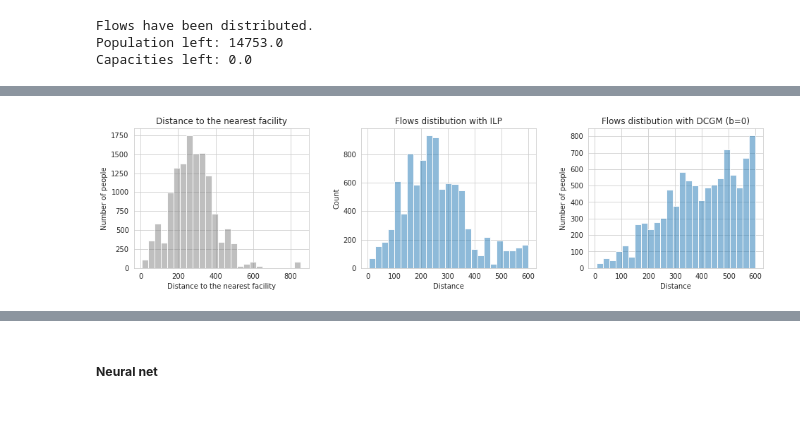
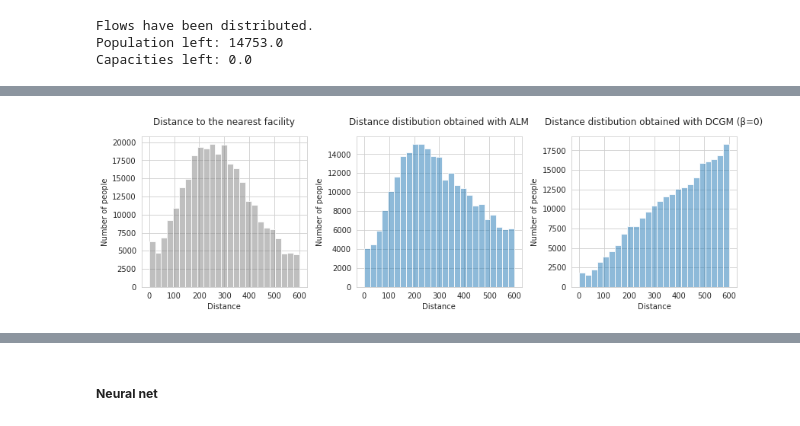
Before and after one commit to RitaMargari/urban-facilities-provision, a Jupyter notebook: main.ipynb, the cells around one changed output, grey strips where cells are left out. Saved outputs shown, nothing was run; the diff lists cells and outputs as text; code cells hidden in the pictures.

```diff
--- a/main.ipynb
+++ b/main.ipynb
@@ -41,8 +67,9 @@ road_network = load_graph_geometry(network, node=True)
 # %%
 # model population-facilties interactions with ILP
 
+kindergarten_ca = 600 # kindergarten catchment area
 DM = calculate_distance_matrix(network, houses, facilities)
-OD_ILP = ilp_distribute(houses, facilities, DM, selection_range=600)
+OD_ILP = ilp_distribute(houses, facilities, DM, selection_range=kindergarten_ca)
 # %% [output]
 Flows have been distributed.
 Population left: 14753.0
@@ -55,7 +90,7 @@ OD_DCGM = dcgm_distribute(houses, facilities, DM)
 # %%
 #  model population-facilties interactions with custom DCGM
 
-OD_СDCGM = custom_dcgm_distribute(houses, facilities, DM, 600, p=0)
+OD_СDCGM = custom_dcgm_distribute(houses, facilities, DM, kindergarten_ca, p=0)
 # %% [output]
 Flows have been distributed.
 Population left: 14753.0
@@ -63,18 +98,21 @@ Capacities left: 0.0
 # %%
 # merge results into dfs
 
-dist = 600
+dist = kindergarten_ca
 
-houses["provision_ilp"] = OD_ILP[DM <= dist].fillna(0).sum() / houses["demand"]
-houses["provision_dcgm"] = OD_СDCGM[DM <= dist].fillna(0).sum() / houses["demand"]
 houses["supported_demand_ilp"] = OD_ILP[DM <= dist][houses.index].fillna(0).sum()
 houses["supported_demand_dcgm"] = OD_СDCGM[DM <= dist][houses.index].fillna(0).sum()
+
+houses["provision_ilp"] = houses["supported_demand_ilp"] / houses["demand"]
+houses["provision_dcgm"] = houses["supported_demand_dcgm"] / houses["demand"]
+
 houses["left_demand_ilp"] = houses["demand"] - houses["supported_demand_ilp"]
 houses["left_demand_dcgm"] = houses["demand"] - houses["supported_demand_dcgm"]
 
-facilities["left_capacity_ilp"] = facilities["capacity"] - OD_ILP[DM <= 600].fillna(0).sum(1)
-facilities["left_capacity_dcgm"] = facilities["capacity"] - OD_СDCGM[DM <= 600].fillna(0).sum(1)
+facilities["left_capacity_ilp"] = facilities["capacity"] - OD_ILP[DM <= dist].fillna(0).sum(1)
+facilities["left_capacity_dcgm"] = facilities["capacity"] - OD_СDCGM[DM <= dist].fillna(0).sum(1)
 
+# aggregate assessments into municipalities
 houses_aggr = houses.groupby(["municipality_id"]).sum()
 municipalities = municipalities.join((houses_aggr["supported_demand_ilp"] / houses_aggr["demand"]).rename("provision_ilp"), on="id")
 municipalities = municipalities.join((houses_aggr["supported_demand_dcgm"] / houses_aggr["demand"]).rename("provision_dcgm"), on="id")
@@ -135,44 +176,48 @@ plt.show()
 # %%
-dist = 600
-houses_loc = houses[houses["municipality_id"].isin([88, 72, 21])]
+dist = kindergarten_ca
+houses_loc = houses
 
-fig = plt.figure(figsize=(16, 8))
+fig = plt.figure(figsize=(14, 8))
 plt.subplots_adjust(wspace=0.3)
 gs = fig.add_gridspec(2,3)
 ax1 = fig.add_subplot(gs[0, 0])
 ax2 = fig.add_subplot(gs[0, 1])
 ax3 = fig.add_subplot(gs[0, 2])
 
 distances_dcgm = DM[OD_СDCGM > 0][houses_loc.index].to_numpy().flatten()
 distances_dcgm = distances_dcgm[~np.isnan(distances_dcgm)]
 flows_dcgm = OD_СDCGM[OD_СDCGM > 0][houses_loc.index].to_numpy().flatten()
 flows_dcgm = flows_dcgm[~np.isnan(flows_dcgm)]
 
 distances_ilp = DM[OD_ILP > 0][houses_loc.index].to_numpy().flatten()
 distances_ilp = distances_ilp[~np.isnan(distances_ilp)]
 flows_ilp = OD_ILP[OD_ILP > 0][houses_loc.index].to_numpy().flatten()
 flows_ilp = flows_ilp[~np.isnan(flows_ilp)]
 
-f_dist_nearest = pd.DataFrame({"distance": list(DM.min().loc[houses_loc.index]), "flows": houses["demand"].loc[houses_loc.index]})
-f_dist_dcgm = pd.DataFrame({"distance": distances_dcgm[distances_dcgm<=600], "flows":flows_dcgm[distances_dcgm<=600]})
-f_dist_ilp = pd.DataFrame({"distance": distances_ilp[distances_ilp<=600], "flows":flows_ilp[distances_ilp<=600]})
+distances = DM.min().loc[houses_loc.index]
+demand = houses["demand"].loc[houses_loc.index]
 
-sns.histplot(data=f_dist_nearest, x="distance", bins=25, alpha = 0.5, ax=ax1, kde=False, color="gray", weights='flows')
-ax1.set_title("Distance to the nearest facility")
-ax1.set_xlabel("Distance to the nearest facility")
+f_dist_nearest = pd.DataFrame({"distance": list(distances[distances <= dist]), "demand": demand[distances <= dist]})
+f_dist_dcgm = pd.DataFrame({"distance": distances_dcgm[distances_dcgm<=dist], "flows":flows_dcgm[distances_dcgm<=dist]})
+f_dist_ilp = pd.DataFrame({"distance": distances_ilp[distances_ilp<=dist], "flows":flows_ilp[distances_ilp<=dist]})
+
+sns.histplot(data=f_dist_nearest, x="distance", bins=25, alpha = 0.5, ax=ax1, kde=False, color="gray", weights='demand')
+ax1.set_title("Distance to the nearest facility", pad=15)
+ax1.set_xlabel("Distance")
 ax1.set_ylabel("Number of people")
 
 sns.histplot(data=f_dist_ilp, x="distance", bins=25, alpha = 0.5, ax=ax2, kde=False, weights='flows')
-ax2.set_title("Flows distibution with ILP")
+ax2.set_title("Distance distibution obtained with ALM", pad=15)
 ax2.set_xlabel("Distance")
-ax3.set_ylabel("Number of people")
+ax2.set_ylabel("Number of people")
 
 sns.histplot(data=f_dist_dcgm, x="distance", bins=25, alpha = 0.5, ax=ax3, kde=False, weights='flows')
-ax3.set_title("Flows distibution with DCGM (b=0)")
+ax3.set_title("Distance distibution obtained with DCGM (β=0)", pad=15)
 ax3.set_xlabel("Distance")
 ax3.set_ylabel("Number of people")
 
-plt.show()
+
+plt.savefig('distance_diagrams.png', dpi=300)
 # %% [output]
-[figure, old version]
+[figure, new version]
 # %%
```
Also changed, not shown: parts of 22 cells of this notebook, 5 other files.
